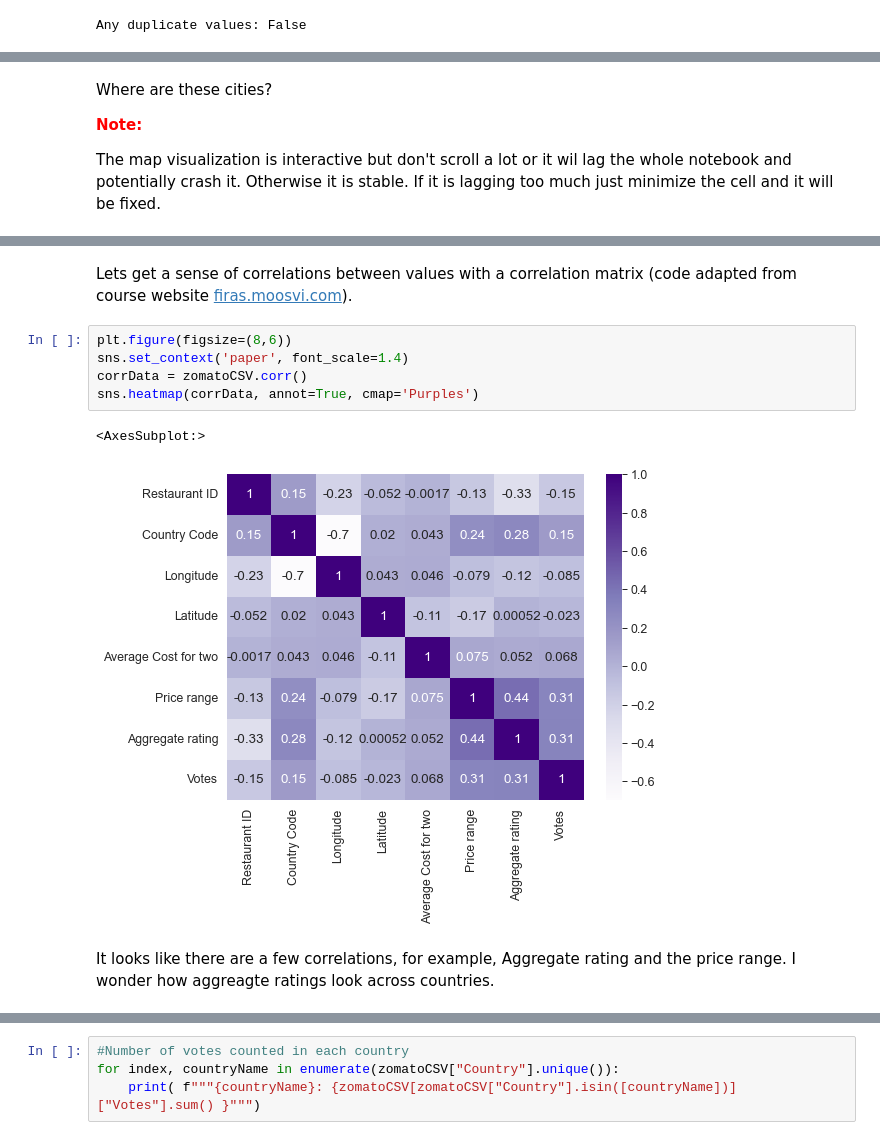
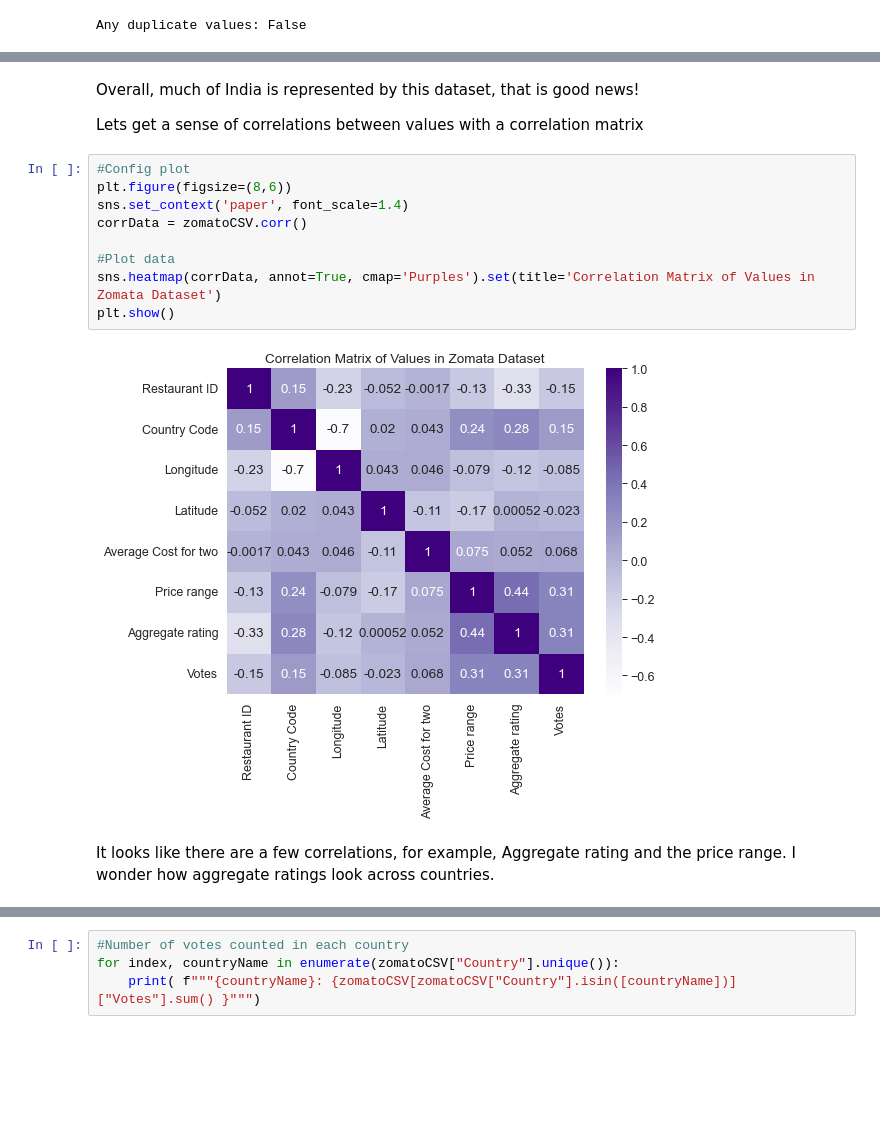
Before and after one commit to data301-2021-winter1/group28-project, a Jupyter notebook: notebooks/analysis1.ipynb, the cells around one changed output, grey strips where cells are left out. Saved outputs shown, nothing was run; the diff lists cells and outputs as text; blank space fills up the shorter version.

```diff
--- a/notebooks/analysis1.ipynb
+++ b/notebooks/analysis1.ipynb
@@ -213,9 +207,3 @@ Name: Restaurant Name, dtype: int64
-# %% [markdown]
-Where are these cities?
-
-<span style="color:red">**Note:** </span>
-
-The map visualization is interactive but don't scroll a lot or it wil lag the whole notebook and potentially crash it. Otherwise it is stable. If it is lagging too much just minimize the cell and it will be fixed.
 # %%
 #Getting list of longs and lats
 longs = zomatoCSV[zomatoCSV["Country"].isin(["India"]) == True]["Longitude"]
@@ -234,15 +222,20 @@ for point in range(0, len(locationlist)):
 map
 # %% [output]
 [interactive output not drawn]
-# %% [markdown]
-Lets get a sense of correlations between values with a correlation matrix (code adapted from course website [firas.moosvi.com](https://firas.moosvi.com/courses/2020_WT2/data301/notes/week08/Seaborn_tutorial.html#loading-data)).
+# %% [markdown]
+Overall, much of India is represented by this dataset, that is good news!
+
+Lets get a sense of correlations between values with a correlation matrix
 # %%
+#Config plot
 plt.figure(figsize=(8,6))
 sns.set_context('paper', font_scale=1.4)
 corrData = zomatoCSV.corr()
-sns.heatmap(corrData, annot=True, cmap='Purples')
+
+#Plot data
+sns.heatmap(corrData, annot=True, cmap='Purples').set(title='Correlation Matrix of Values in Zomata Dataset')
+plt.show()
 # %% [output]
-<AxesSubplot:>
-[figure, old version]
+[figure, new version]
 # %% [markdown]
-It looks like there are a few correlations, for example, Aggregate rating and the price range. I wonder how aggreagte ratings look across countries.
+It looks like there are a few correlations, for example, Aggregate rating and the price range. I wonder how aggregate ratings look across countries.
```
Also changed, not shown: parts of 47 cells of this notebook, 1 other file.
